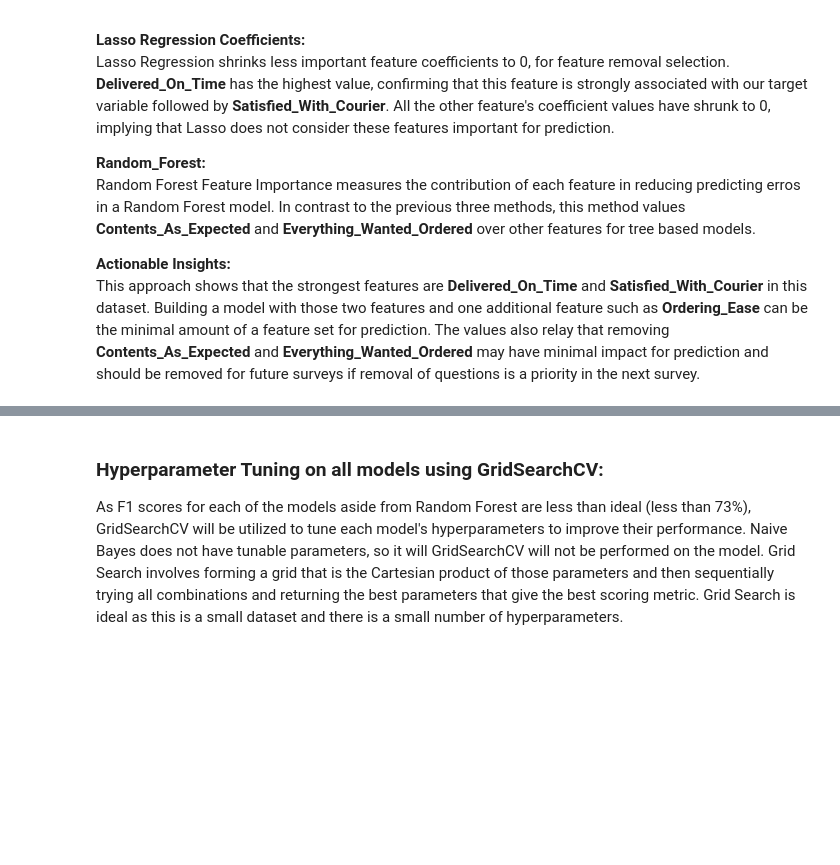
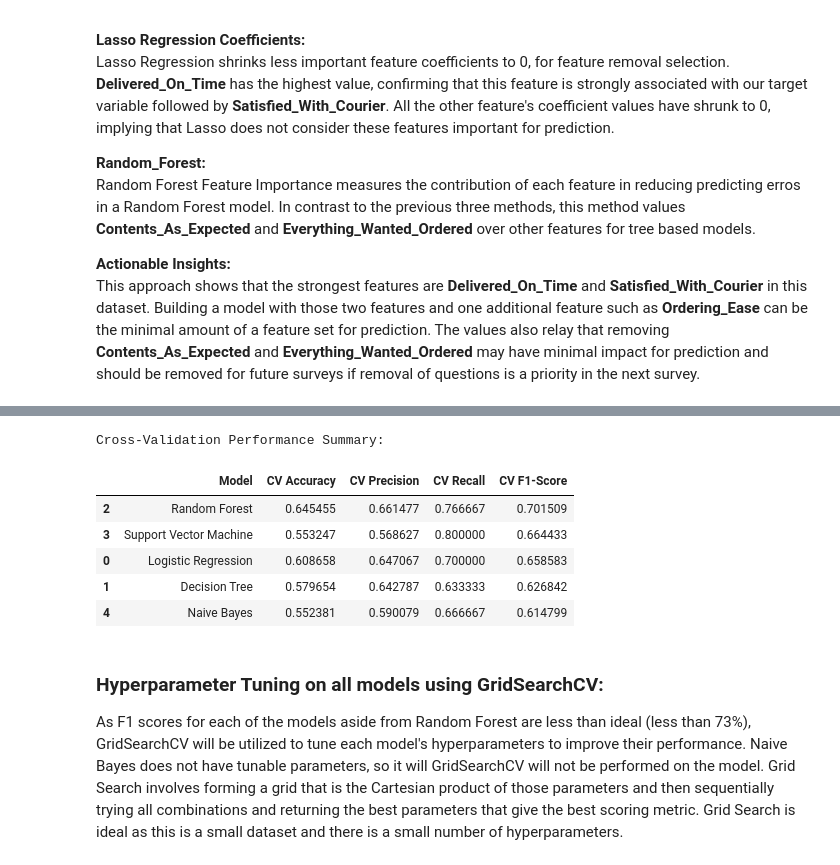
Before and after one commit to Sooihk/Apziva-Project-Happy-Customers, a Jupyter notebook: notebooks/HappyCustomers.ipynb, the cells around one changed output, grey strips where cells are left out. Drawn from its saved outputs; the diff is of its cells as text; code cells hidden in the pictures; blank space fills up the shorter version.

```diff
--- a/notebooks/HappyCustomers.ipynb
+++ b/notebooks/HappyCustomers.ipynb
@@ -433,3 +381,74 @@ Test Set Performance
+# %%
+from sklearn.model_selection import cross_val_score, StratifiedKFold
+from sklearn.linear_model import LogisticRegression
+from sklearn.tree import DecisionTreeClassifier
+from sklearn.ensemble import RandomForestClassifier
+from sklearn.svm import SVC
+from sklearn.naive_bayes import GaussianNB
+import pandas as pd
+
+
+def evaluate_models_with_cv(X_train, y_train, random_seed=42):
+    """
+    Trains 5 different classification models.
+    Evaluates them using 5-fold cross-validation only on selected features.
+    Computes Accuracy, Precision, Recall, and F1-Score.
+    Returns a sorted DataFrame of averaged results.
+    """
+    # Subset the training data to the selected features
+    selected_features = ['Delivered_On_Time', 'Satisfied_With_Courier', 'Everything_Wanted_Ordered', 'Ordering_Ease']
+    X_train_selected = X_train[selected_features]
+
+    # Define a dictionary of models to evaluate, using consistent random_state where applicable
+    models = {
+        'Logistic Regression': LogisticRegression(random_state=random_seed),
+        'Decision Tree': DecisionTreeClassifier(random_state=random_seed),
+        'Random Forest': RandomForestClassifier(random_state=random_seed),
+        'Support Vector Machine': SVC(),
+        'Naive Bayes': GaussianNB()
+    }
+
+    # Cross-validation strategy, a 5-fold stratified cv to maintain class balance across folds
+    cv = StratifiedKFold(n_splits=5, shuffle=True, random_state=random_seed)
+
+    # Container to hold evaluation results for each model
+    cv_results = []
+    # Loop through each model to perform cross-validation
+    for name, model in models.items():
+        # F1-Score (harmonic mean of precision and recall)
+        f1_scores = cross_val_score(model, X_train_selected, y_train, cv=cv, scoring='f1')
+        accuracy_scores = cross_val_score(model, X_train_selected, y_train, cv=cv, scoring='accuracy')
+        # Precision (True Positives / Predicted Positives)
+        precision_scores = cross_val_score(model, X_train_selected, y_train, cv=cv, scoring='precision')
+        # Recall (True Positives / actual positives)
+        recall_scores = cross_val_score(model, X_train_selected, y_train, cv=cv, scoring='recall')
+        # Store mean of each metric for the current iteration of model
+        cv_results.append({
+            'Model': name,
+            'CV Accuracy': accuracy_scores.mean(),
+            'CV Precision': precision_scores.mean(),
+            'CV Recall': recall_scores.mean(),
+            'CV F1-Score': f1_scores.mean()
+        })
+
+    # Convert to DataFrame and sort by F1-Score
+    cv_metrics_df = pd.DataFrame(cv_results).sort_values(by='CV F1-Score', ascending=False)
+
+    print("Cross-Validation Performance Summary:")
+    from IPython.display import display
+    display(cv_metrics_df)
+
+    return cv_metrics_df
+
+initial_models = evaluate_models_with_cv(X_train, y_train)
+# %% [output]
+Cross-Validation Performance Summary:
+|  | Model | CV Accuracy | CV Precision | CV Recall | CV F1-Score |
+| 2 | Random Forest | 0.645455 | 0.661477 | 0.766667 | 0.701509 |
+| 3 | Support Vector Machine | 0.553247 | 0.568627 | 0.800000 | 0.664433 |
+| 0 | Logistic Regression | 0.608658 | 0.647067 | 0.700000 | 0.658583 |
+| 1 | Decision Tree | 0.579654 | 0.642787 | 0.633333 | 0.626842 |
+| 4 | Naive Bayes | 0.552381 | 0.590079 | 0.666667 | 0.614799 |
 # %% [markdown]
 ### Hyperparameter Tuning on all models using GridSearchCV:
 As F1 scores for each of the models aside from Random Forest are less than ideal (less than 73%), GridSearchCV will be utilized to tune each model's hyperparameters to improve their performance. Naive Bayes does not have tunable parameters, so it will GridSearchCV will not be performed on the model. Grid Search involves forming a grid that is the Cartesian product of those parameters and then sequentially trying all combinations and returning the best parameters that give the best scoring metric. Grid Search is ideal as this is a small dataset and there is a small number of hyperparameters.
```
Also changed, not shown: parts of 8 cells of this notebook, 4 other files.
